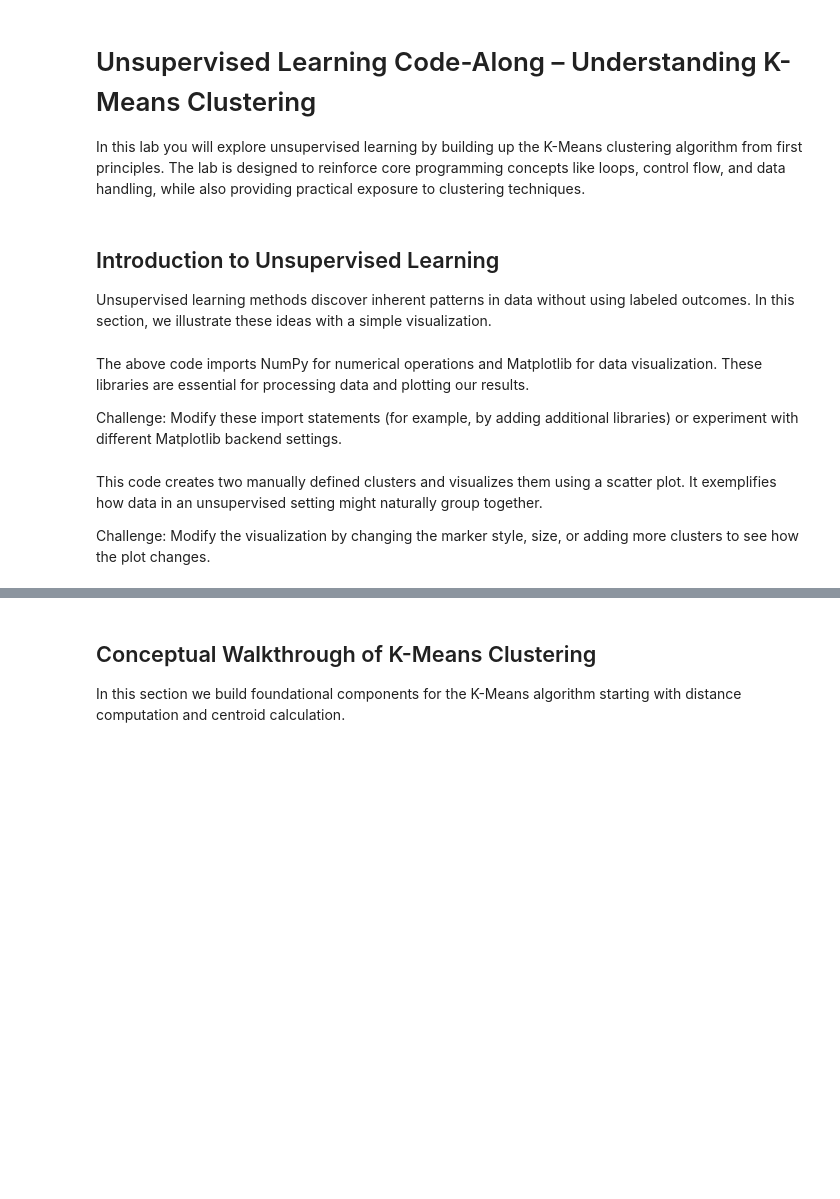
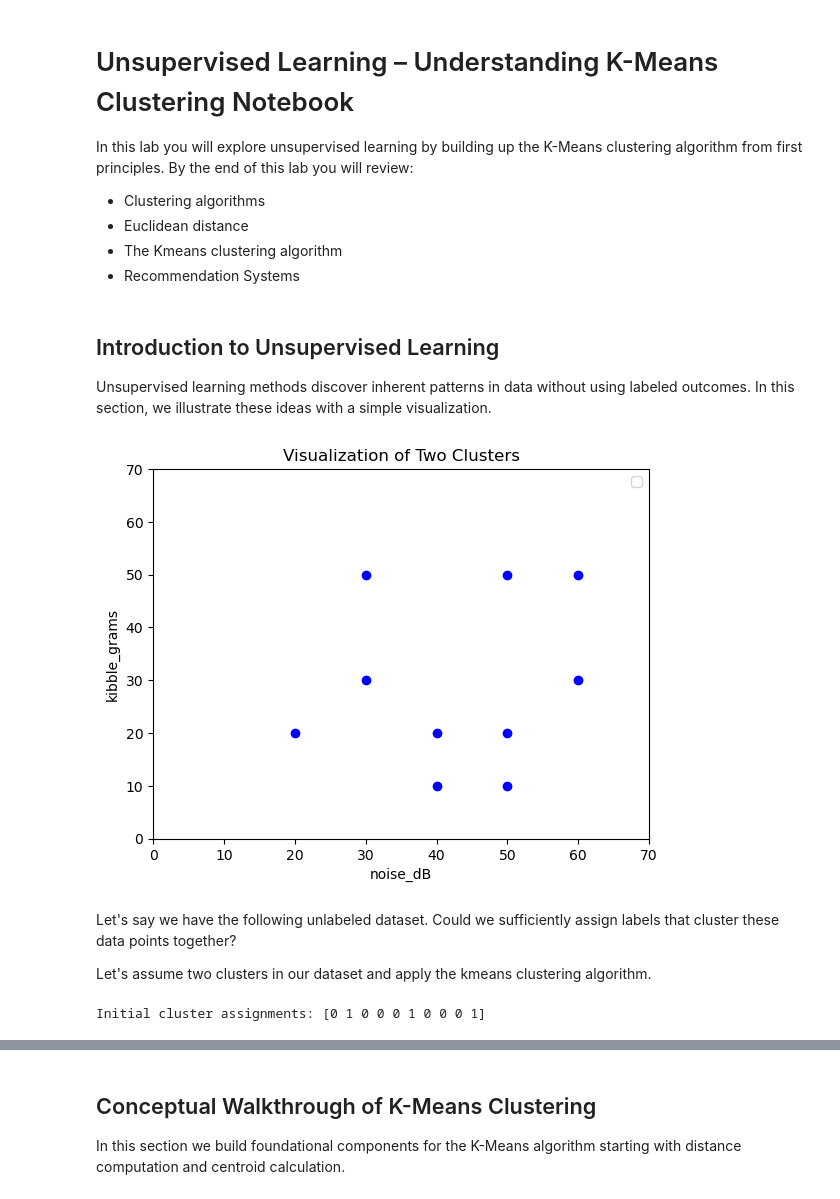
Before and after one commit to sps718/ds2025, a Jupyter notebook: content/phase2/week07/kmeans.ipynb, the cells around one changed output, grey strips where cells are left out. Drawn from its saved outputs; the diff is of its cells as text; code cells hidden in the pictures; blank space fills up the shorter version.

Commit message:
added kmeans

```diff
--- a/content/phase2/week07/kmeans.ipynb
+++ b/content/phase2/week07/kmeans.ipynb
@@ -1,7 +1,11 @@
 # %% [markdown]
-# Unsupervised Learning Code-Along – Understanding K-Means Clustering
+# Unsupervised Learning – Understanding K-Means Clustering Notebook
 
-In this lab you will explore unsupervised learning by building up the K-Means clustering algorithm from first principles. The lab is designed to reinforce core programming concepts like loops, control flow, and data handling, while also providing practical exposure to clustering techniques.
+In this lab you will explore unsupervised learning by building up the K-Means clustering algorithm from first principles. By the end of this lab you will review:
+- Clustering algorithms
+- Euclidean distance
+- The Kmeans clustering algorithm
+- Recommendation Systems
 # %% [markdown]
 ## Introduction to Unsupervised Learning
 
@@ -13,21 +16,43 @@ import matplotlib.pyplot as plt
-# %% [markdown]
-The above code imports NumPy for numerical operations and Matplotlib for data visualization. These libraries are essential for processing data and plotting our results.
-
-Challenge: Modify these import statements (for example, by adding additional libraries) or experiment with different Matplotlib backend settings.
+# %%
+# define a toy dataset of 2D points
+points = np.array([
+    [20, 20],
+    [30, 30],
+    [40, 20],
+    [50, 20],
+    [50, 50],
+    [30, 50],
+    [40, 10],
+    [50, 10],
+    [60, 30],
+    [60, 50]
+])
 # %%
-# Define two clusters with fixed coordinates
-cluster1 = np.array([[1, 2], [1, 3], [2, 2]])
-cluster2 = np.array([[5, 8], [6, 8], [5, 7]])
+# Create a scatter plot to visualize these clusters
+plt.scatter(points[:, 0], points[:, 1], color='blue')
+plt.title('Visualization of Two Clusters')
 
-# Create a scatter plot to visualize these clusters
-plt.scatter(cluster1[:, 0], cluster1[:, 1], color='blue', label='Cluster 1')
-plt.scatter(cluster2[:, 0], cluster2[:, 1], color='red', label='Cluster 2')
-plt.title('Visualization of Two Clusters')
-plt.xlabel('Feature 1')
-plt.ylabel('Feature 2')
+plt.xlim([0, 70])
+plt.ylim([0, 70])
+plt.xlabel('noise_dB')
+plt.ylabel('kibble_grams')
 plt.legend()
 plt.show()
+# %% [output]
+[figure, added]
-# %% [markdown]
-This code creates two manually defined clusters and visualizes them using a scatter plot. It exemplifies how data in an unsupervised setting might naturally group together.
-
-Challenge: Modify the visualization by changing the marker style, size, or adding more clusters to see how the plot changes.
+# %% [markdown]
+Let's say we have the following unlabeled dataset. Could we sufficiently assign labels that cluster these data points together?
+
+Let's assume two clusters in our dataset and apply the kmeans clustering algorithm.
+# %%
+# set the number of clusters
+k = 2
+
+# randomly assign a cluster for each data point
+np.random.seed(42)
+clusters = np.random.randint(0, k, size=points.shape[0])
+
+# print out initial cluster assignments
+print('Initial cluster assignments:', clusters)
+# %% [output]
+Initial cluster assignments: [0 1 0 0 0 1 0 0 0 1]
```
Also changed, not shown: parts of 64 cells of this notebook, 1 other file.
